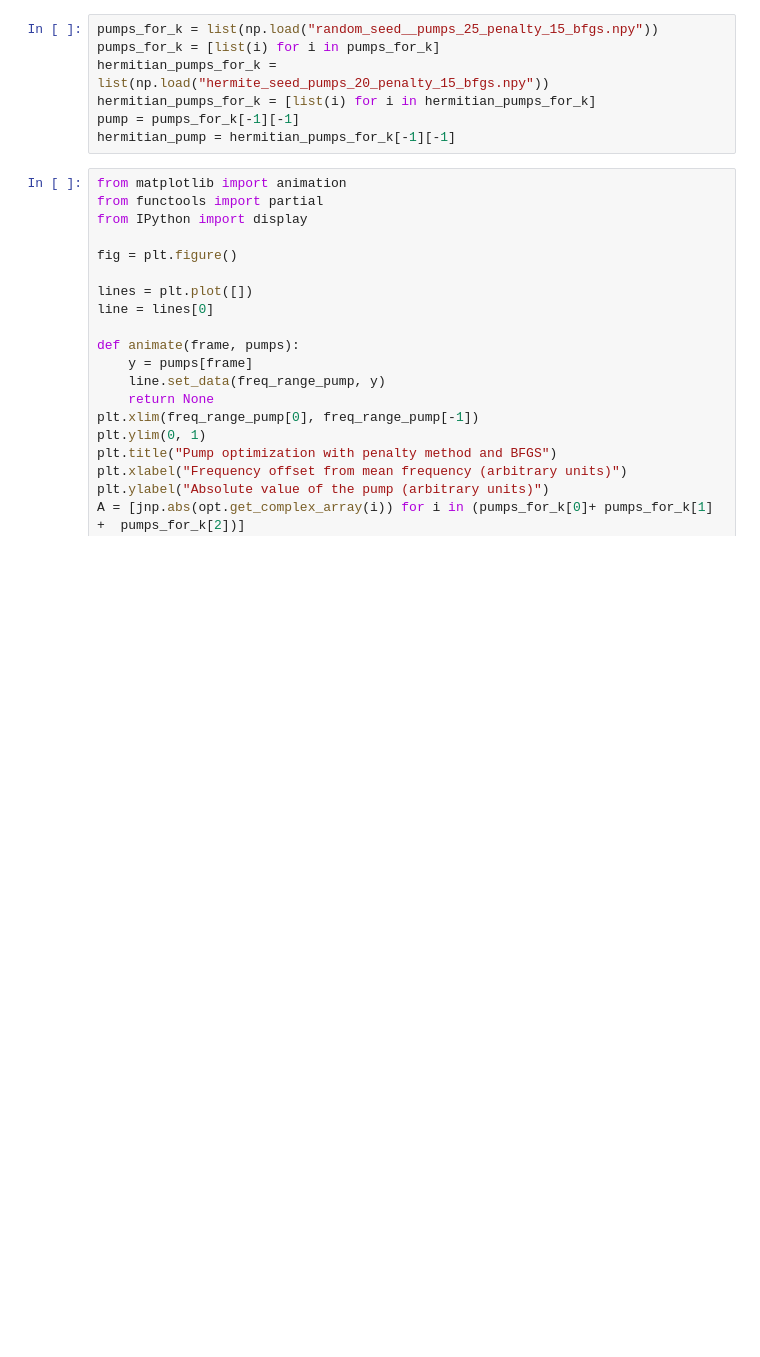
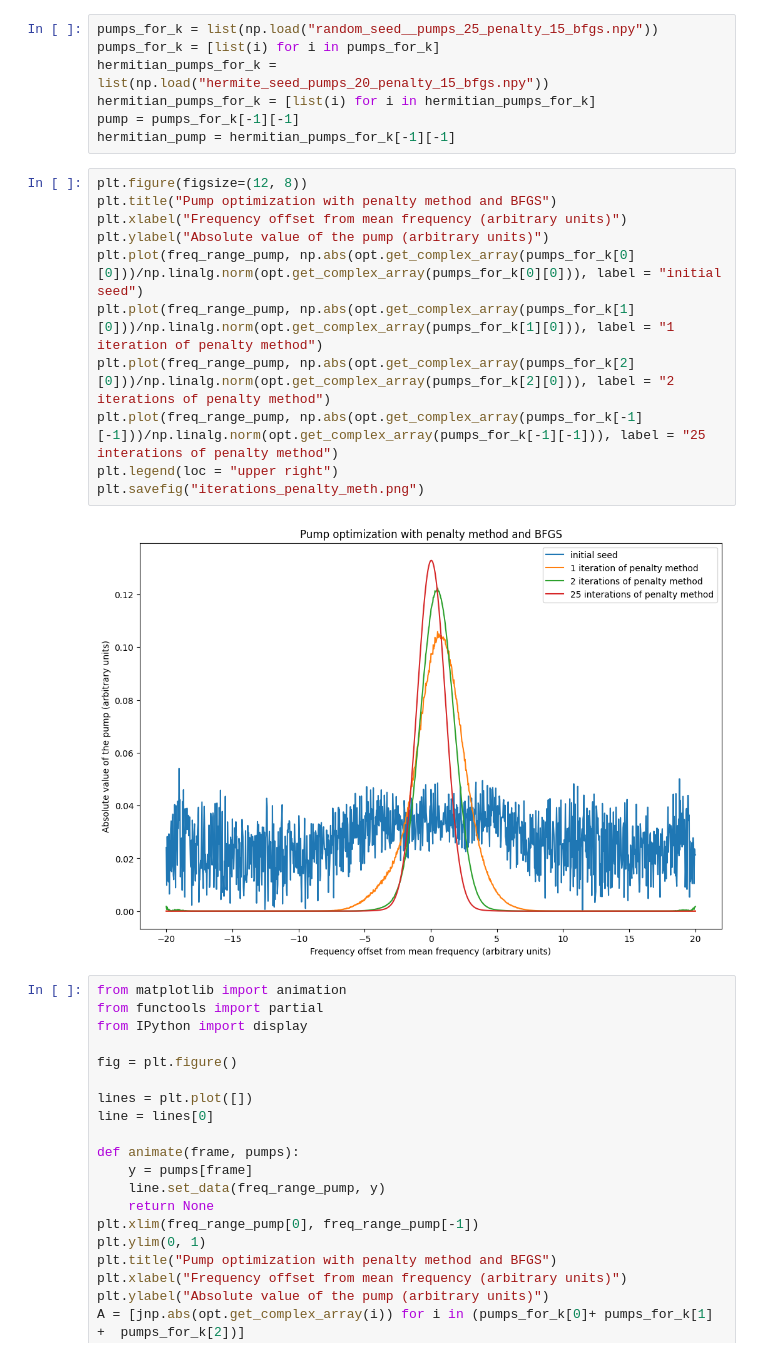
Before and after one commit to polyquantique/optimal_pumps, a Jupyter notebook: using_API.ipynb, the cells around one changed output. Drawn from its saved outputs; the diff is of its cells as text; blank space fills up the shorter version.

```diff
--- a/using_API.ipynb
+++ b/using_API.ipynb
@@ -149,6 +149,19 @@ hermitian_pumps_for_k = list(np.load("hermite_seed_pumps_20_penalty_15_bfgs.npy"
 hermitian_pumps_for_k = [list(i) for i in hermitian_pumps_for_k]
 pump = pumps_for_k[-1][-1]
 hermitian_pump = hermitian_pumps_for_k[-1][-1]
+# %%
+plt.figure(figsize=(12, 8))
+plt.title("Pump optimization with penalty method and BFGS")
+plt.xlabel("Frequency offset from mean frequency (arbitrary units)")
+plt.ylabel("Absolute value of the pump (arbitrary units)")
+plt.plot(freq_range_pump, np.abs(opt.get_complex_array(pumps_for_k[0][0]))/np.linalg.norm(opt.get_complex_array(pumps_for_k[0][0])), label = "initial seed")
+plt.plot(freq_range_pump, np.abs(opt.get_complex_array(pumps_for_k[1][0]))/np.linalg.norm(opt.get_complex_array(pumps_for_k[1][0])), label = "1 iteration of penalty method")
+plt.plot(freq_range_pump, np.abs(opt.get_complex_array(pumps_for_k[2][0]))/np.linalg.norm(opt.get_complex_array(pumps_for_k[2][0])), label = "2 iterations of penalty method")
+plt.plot(freq_range_pump, np.abs(opt.get_complex_array(pumps_for_k[-1][-1]))/np.linalg.norm(opt.get_complex_array(pumps_for_k[-1][-1])), label = "25 interations of penalty method")
+plt.legend(loc = "upper right")
+plt.savefig("iterations_penalty_meth.png")
+# %% [output]
+[figure, added]
 # %%
 from matplotlib import animation
 from functools import partial
```
Also changed, not shown: parts of 7 cells of this notebook.
